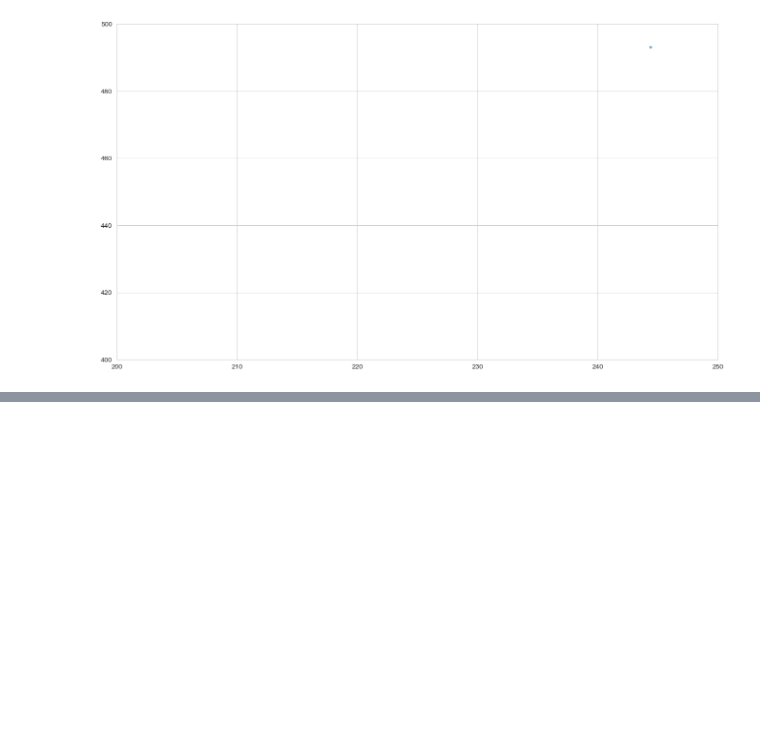
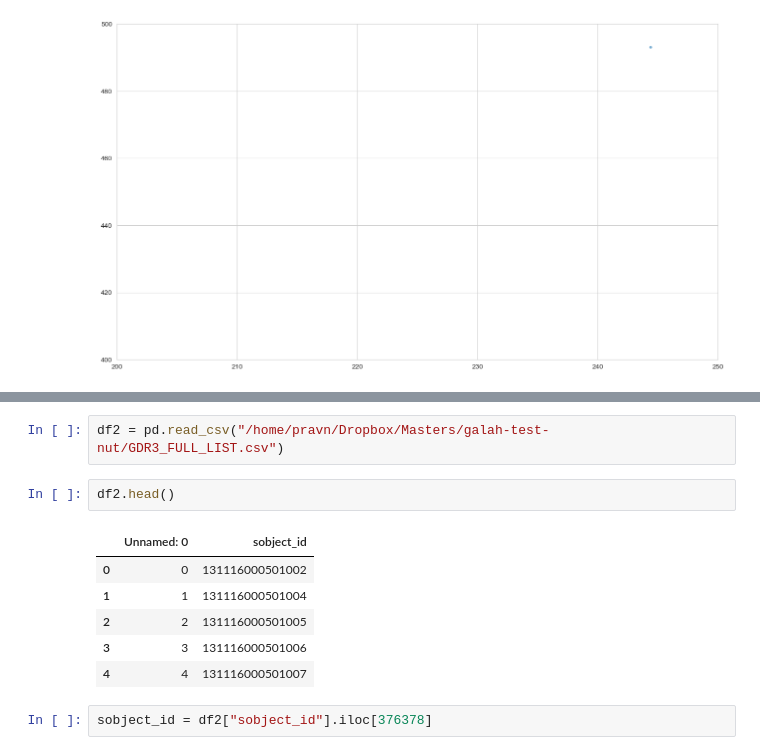
Before and after one commit to PravNJ/galah-test-nut, a Jupyter notebook: do-tsne.ipynb, the cells around one changed output, grey strips where cells are left out. Saved outputs shown, nothing was run; the diff lists cells and outputs as text; blank space fills up the shorter version.

```diff
--- a/do-tsne.ipynb
+++ b/do-tsne.ipynb
@@ -143,0 +166,13 @@ plt.show()
+# %%
+df2 = pd.read_csv("/home/pravn/Dropbox/Masters/galah-test-nut/GDR3_FULL_LIST.csv")
+# %%
+df2.head()
+# %% [output]
+|  | Unnamed: 0 | sobject_id |
+| 0 | 0 | 131116000501002 |
+| 1 | 1 | 131116000501004 |
+| 2 | 2 | 131116000501005 |
+| 3 | 3 | 131116000501006 |
+| 4 | 4 | 131116000501007 |
+# %%
+sobject_id = df2["sobject_id"].iloc[376378]
```
Also changed, not shown: parts of 13 cells of this notebook, 3 other files.
